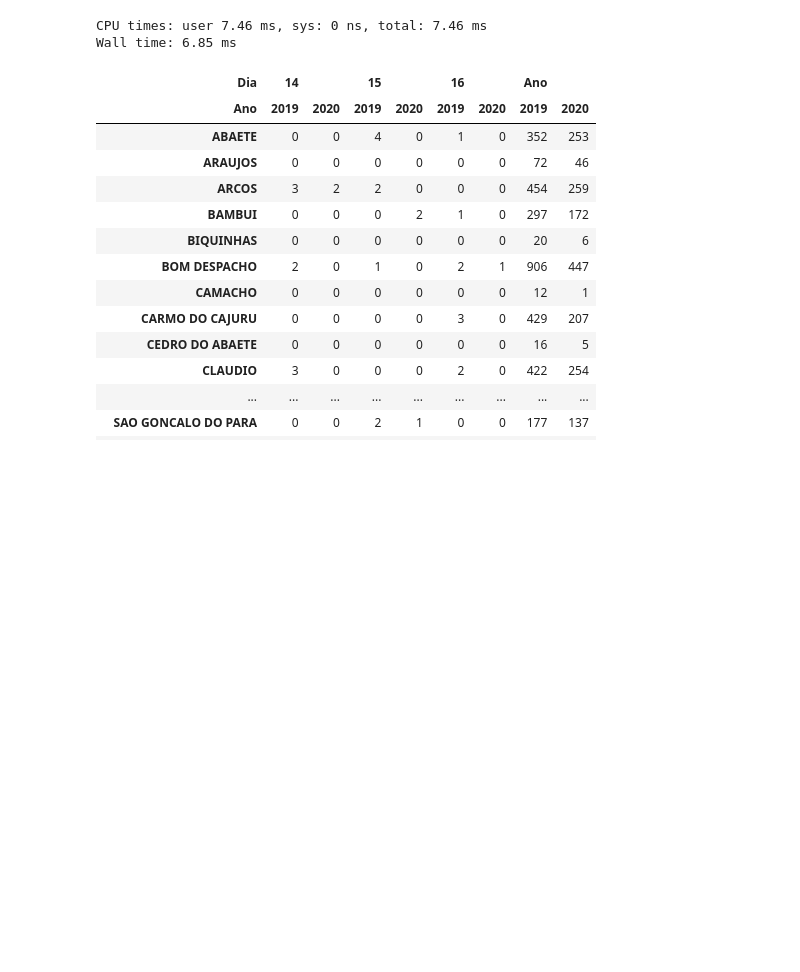
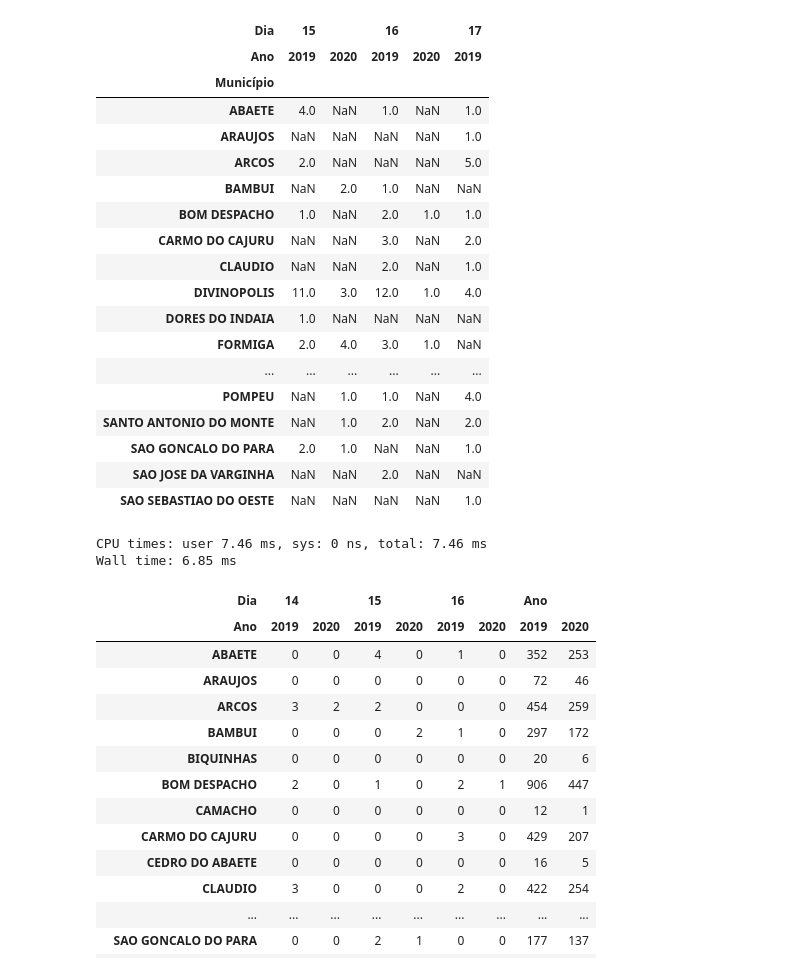
Before and after one commit to evandromaster/reports, a Jupyter notebook: Roubos diários.ipynb, the cells around one changed output. Saved outputs shown, nothing was run; the diff lists cells and outputs as text; code cells hidden in the pictures; blank space fills up the shorter version.

```diff
--- a/Roubos diários.ipynb
+++ b/Roubos diários.ipynb
@@ -45,11 +61,33 @@ roubos_furtos_tres_dias = ocorrencias[
 # %%
 comparativo_dias = pd.pivot_table(
     data=roubos_furtos_tres_dias,
     index='Município',
     columns=['Dia', 'Ano'],
     values='Qtde Ocorrências',
     aggfunc='sum'
 )
+
+comparativo_dias
+# %% [output]
+| Dia | 15 |  | 16 |  | 17 |
+| Ano | 2019 | 2020 | 2019 | 2020 | 2019 |
+| Município |  |  |  |  |  |
+| ABAETE | 4.0 | NaN | 1.0 | NaN | 1.0 |
+| ARAUJOS | NaN | NaN | NaN | NaN | 1.0 |
+| ARCOS | 2.0 | NaN | NaN | NaN | 5.0 |
+| BAMBUI | NaN | 2.0 | 1.0 | NaN | NaN |
+| BOM DESPACHO | 1.0 | NaN | 2.0 | 1.0 | 1.0 |
+| CARMO DO CAJURU | NaN | NaN | 3.0 | NaN | 2.0 |
+| CLAUDIO | NaN | NaN | 2.0 | NaN | 1.0 |
+| DIVINOPOLIS | 11.0 | 3.0 | 12.0 | 1.0 | 4.0 |
+| DORES DO INDAIA | 1.0 | NaN | NaN | NaN | NaN |
+| FORMIGA | 2.0 | 4.0 | 3.0 | 1.0 | NaN |
+| ... | ... | ... | ... | ... | ... |
+| POMPEU | NaN | 1.0 | 1.0 | NaN | 4.0 |
+| SANTO ANTONIO DO MONTE | NaN | 1.0 | 2.0 | NaN | 2.0 |
+| SAO GONCALO DO PARA | 2.0 | 1.0 | NaN | NaN | 1.0 |
+| SAO JOSE DA VARGINHA | NaN | NaN | 2.0 | NaN | NaN |
+| SAO SEBASTIAO DO OESTE | NaN | NaN | NaN | NaN | 1.0 |
 # %%
 comparativo_anos = pd.pivot_table(
     data=ocorrencias[
```
Also changed, not shown: parts of 1 cell of this notebook, 4 other files.
